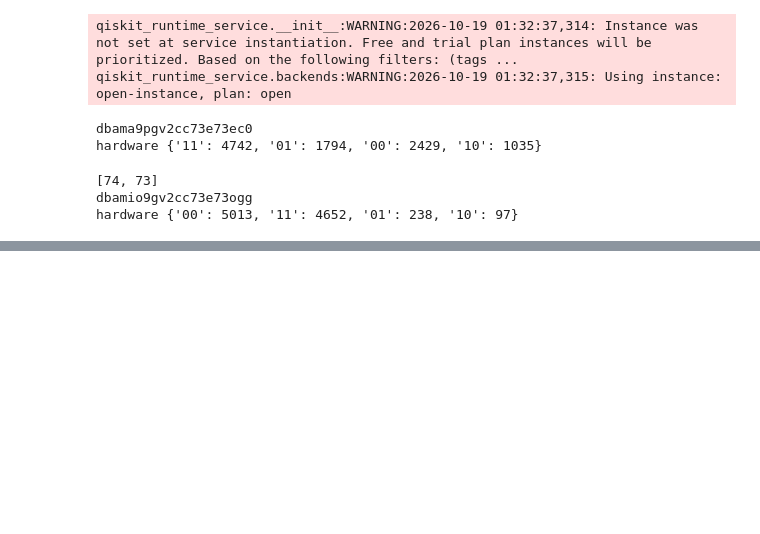
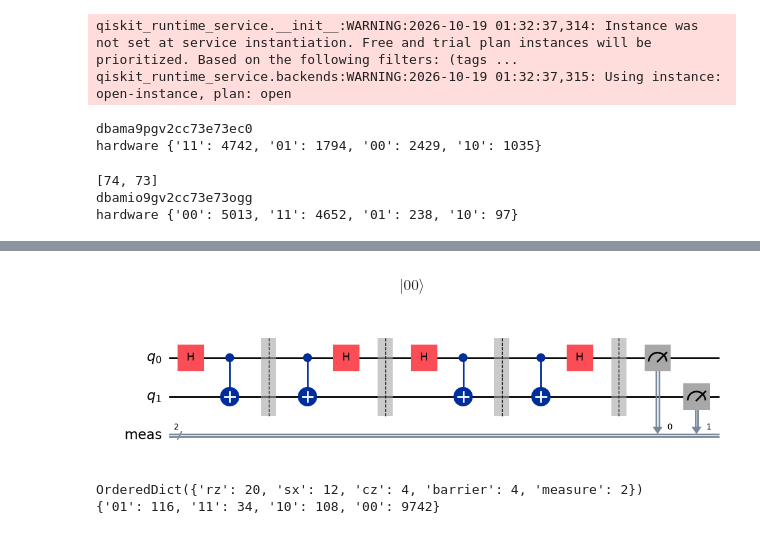
Before and after one commit to rlaxpdk/3rd_Year_Individual_Project, a Jupyter notebook: Noise_model.ipynb, the cells around one changed output, grey strips where cells are left out. Drawn from its saved outputs; the diff is of its cells as text; code cells hidden in the pictures; blank space fills up the shorter version.

```diff
--- a/Noise_model.ipynb
+++ b/Noise_model.ipynb
@@ -165,0 +235,29 @@ hardware {'00': 5013, '11': 4652, '01': 238, '10': 97}
+# %%
+multiple_gate = QuantumCircuit(2)
+multiple_gate.h(0)
+multiple_gate.cx(0, 1)
+multiple_gate.barrier()
+
+multiple_gate.cx(0,1)
+multiple_gate.h(0)
+multiple_gate.barrier()
+
+multiple_gate.h(0)
+multiple_gate.cx(0, 1)
+multiple_gate.barrier()
+
+multiple_gate.cx(0,1)
+multiple_gate.h(0)
+
+sv = Statevector.from_instruction(multiple_gate)
+display(sv.draw("latex"))
+multiple_gate.measure_all()
+display(multiple_gate.draw("mpl"))
+tqc = transpile(multiple_gate, basis_gates=["cz", "sx", "rz", "x", "id"])
+print(tqc.count_ops())
+print(sim_noise.run(tqc, shots=10000).result().get_counts())
+# %% [output]
+$$ |00\rangle$$
+[figure, added]
+OrderedDict({'rz': 20, 'sx': 12, 'cz': 4, 'barrier': 4, 'measure': 2})
+{'01': 116, '11': 34, '10': 108, '00': 9742}
```
Also changed, not shown: parts of 8 cells of this notebook.
